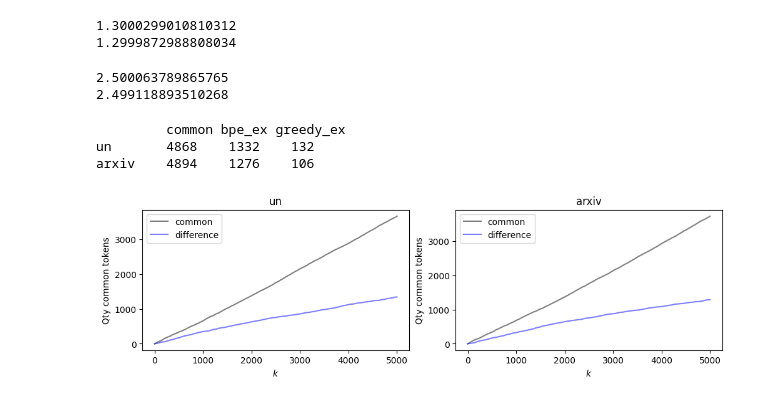
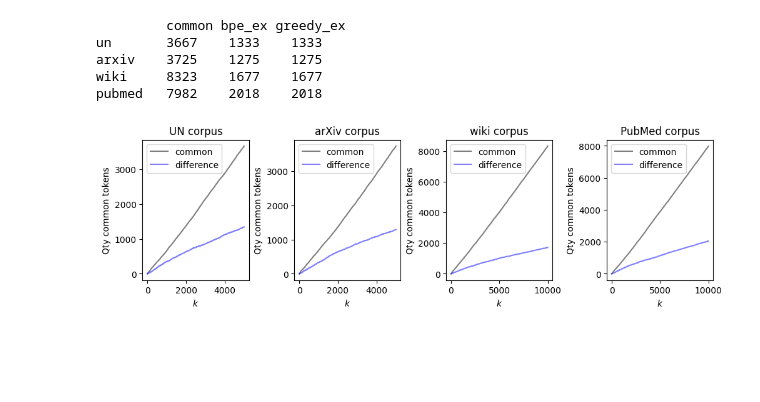
Before and after one commit to shawntan/pcatt, a Jupyter notebook: eval_notebook.ipynb, the cells around one changed output. Drawn from its saved outputs; the diff is of its cells as text; code cells hidden in the pictures; blank space fills up the shorter version.

```diff
--- a/eval_notebook.ipynb
+++ b/eval_notebook.ipynb
@@ -389,7 +208,7 @@ bpe_ratio2k = {}
 greed_k2ratio = {}
 bpe_k2ratio = {}
 
-for domain in ['un', 'arxiv']:
+for domain in ['un', 'arxiv', 'wiki', 'pubmed']:
     greed_ratio2k[domain] = {}
     greed_k2ratio[domain] = {}
     bpe_ratio2k[domain] = {}
@@ -397,31 +216,29 @@ for domain in ['un', 'arxiv']:
     for target_ratio in target_ratios:
         tr = target_ratio/10
         best_diff = 9999
-        for k, token_per_word in enumerate(greed_word2partscore[domain]):
+        for k, token_per_word in enumerate(greed_tpw[domain]):
             diff = abs(token_per_word-tr)
             if diff < best_diff:
                 best_diff = diff
                 greed_ratio2k[domain][target_ratio] = k
                 greed_k2ratio[domain][k] = token_per_word
 
-                bpe_k2ratio[domain][k] = bpe_word2partscore[domain][k]
-                bpe_ratio2k[domain][bpe_word2partscore[domain][k]] = k
+                bpe_k2ratio[domain][k] = bpe_tpw[domain][k]
+                bpe_ratio2k[domain][bpe_tpw[domain][k]] = k
 
         best_diff = 9999
-        for k, token_per_word in enumerate(bpe_word2partscore[domain]):
+        for k, token_per_word in enumerate(bpe_tpw[domain]):
             diff = abs(token_per_word-tr)
             if diff < best_diff:
                 best_diff = diff
                 bpe_ratio2k[domain][target_ratio] = k
                 bpe_k2ratio[domain][k] = token_per_word
 
-                greed_k2ratio[domain][k] = greed_word2partscore[domain][k]
-                greed_ratio2k[domain][greed_word2partscore[domain][k]] = k
+                greed_k2ratio[domain][k] = greed_tpw[domain][k]
+                greed_ratio2k[domain][greed_tpw[domain][k]] = k
 
 
-# New results using previous impl of BPE
-
-for domain in ['un', 'arxiv']:
+for domain in ['un', 'arxiv', 'wiki', 'pubmed']:
     print(ul(bold(domain)))
     print("token/w tar\t", "\t".join([ul(b_cond(f"{tr/10:.1f}",tr)) for tr in target_ratios]))
     print("Greedy $k$\t", "\t".join([b_cond(f"{greed_ratio2k[domain][tr]}",tr) for tr in target_ratios]))
@@ -538,16 +271,6 @@ tar@k diff       697    434     270     163     107     71      45      24
-# %%
-print(greed_k2ratio['arxiv'][3630])
-print(bpe_k2ratio['arxiv'][4327])
-# %% [output]
-1.3000299010810312
-1.2999872988808034
-# %%
-print(greed_k2ratio['arxiv'][237])
-print(bpe_k2ratio['arxiv'][282])
-# %% [output]
-2.500063789865765
-2.499118893510268
 # %%
+bpe_tokens = {}
+greed_tokens = {}
 common_tokens = {}
 bpe_ex = {}
 greed_ex = {}
@@ -555,9 +278,12 @@ bpe_rank = {}
 greed_rank = {}
 print('\t', ul('common'), ul('bpe_ex'), ul('greedy_ex'))
 start = 0
-stop = 5000
-for domain in ['un', 'arxiv']:
-    bpe_rank[domain] = {token:i for i,token in enumerate(bpe_tokens[domain][start:stop])}
+for domain, stop in [('un',5000),('arxiv',5000),('wiki',10000),('pubmed',10000)]:
+    tokens , _, __ = read_cpp_res(domain)
+    greed_tokens[domain] = tokens [start:stop]
+    bpe_tokens[domain] = [b''.join(t) for t in pickle.load(open(f"python_outputs/slow_bpe/{domain}_bpe.pkl",'rb'))['rules']][start:stop]
+
+    bpe_rank[domain] = {token:i for i,token in enumerate(bpe_tokens[domain])}
     greed_rank[domain] = {token:i for i,token in enumerate(greed_tokens[domain])}
     common_tokens[domain] = set(bpe_tokens[domain]).intersection(greed_tokens[domain])
     bpe_ex[domain] = set(bpe_rank[domain].keys()).difference(common_tokens[domain])
@@ -565,8 +291,10 @@ for domain in ['un', 'arxiv']:
     print(ul(bold(domain))+'\t', len(common_tokens[domain]), '\t', len(bpe_ex[domain]), '\t', len(greed_ex[domain]))
 # %% [output]
          common bpe_ex greedy_ex
-un       4868    1332    132
-arxiv    4894    1276    106
+un       3667    1333    1333
+arxiv    3725    1275    1275
+wiki     8323    1677    1677
+pubmed   7982    2018    2018
 # %%
 common_count   = {}
 bpe_ex_count   = {}
@@ -575,9 +303,8 @@ bpe_visited    = {}
 greed_visited  = {}
 
 start = 0
-stop = 5000
 
-for domain in ['un','arxiv']:
+for domain, stop in [('un',5000),('arxiv',5000),('wiki',10000),('pubmed',10000)]:
 
     common_count[domain]   = [0]
     bpe_ex_count[domain]   = [0]
@@ -609,15 +336,15 @@ for domain in ['un','arxiv']:
         bpe_visited[domain].add(bpe_token)
         greed_visited[domain].add(greed_token)
 # %%
-fig, axs = plt.subplots(1,2, figsize=(10,3), layout='constrained')
-for idx, domain in enumerate(['un', 'arxiv']):
+fig, axs = plt.subplots(1,4, figsize=(10,3), layout='constrained')
+for idx, domain in enumerate(['un', 'arxiv', 'wiki', 'pubmed']):
     axs[idx].plot(common_count[domain], color='k', alpha=.5, label='common')
     axs[idx].plot(greed_ex_count[domain], color="blue", alpha=.5, label='difference')
 #     plt.plot(bpe_ex_count[domain], color="orange", alpha=.5, label='bpe')
-    axs[idx].set_title(domain)
+    axs[idx].set_title(suptitles[idx])
     axs[idx].legend()
     axs[idx].set_ylabel('Qty common tokens')
     axs[idx].set_xlabel('$k$')
 plt.show()
 # %% [output]
-[figure, old version]
+[figure, new version]
```
Also changed, not shown: parts of 25 cells of this notebook, 10 other files.
